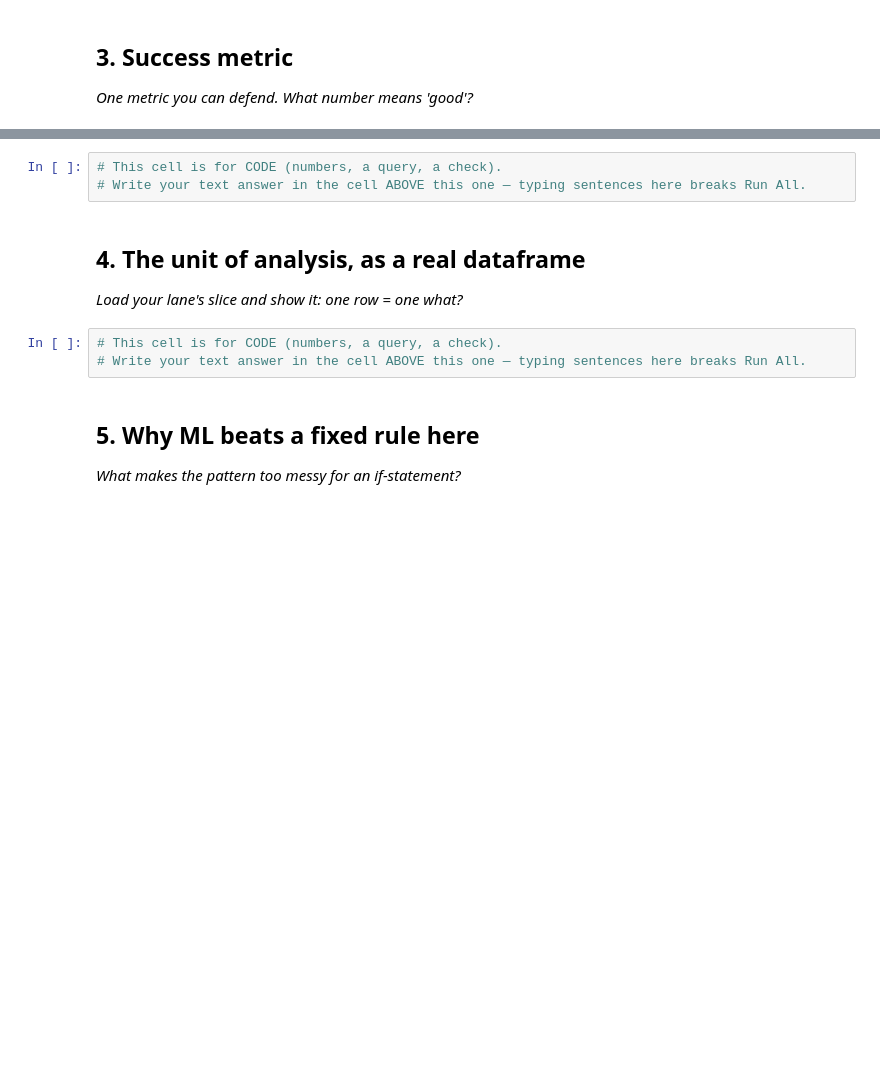
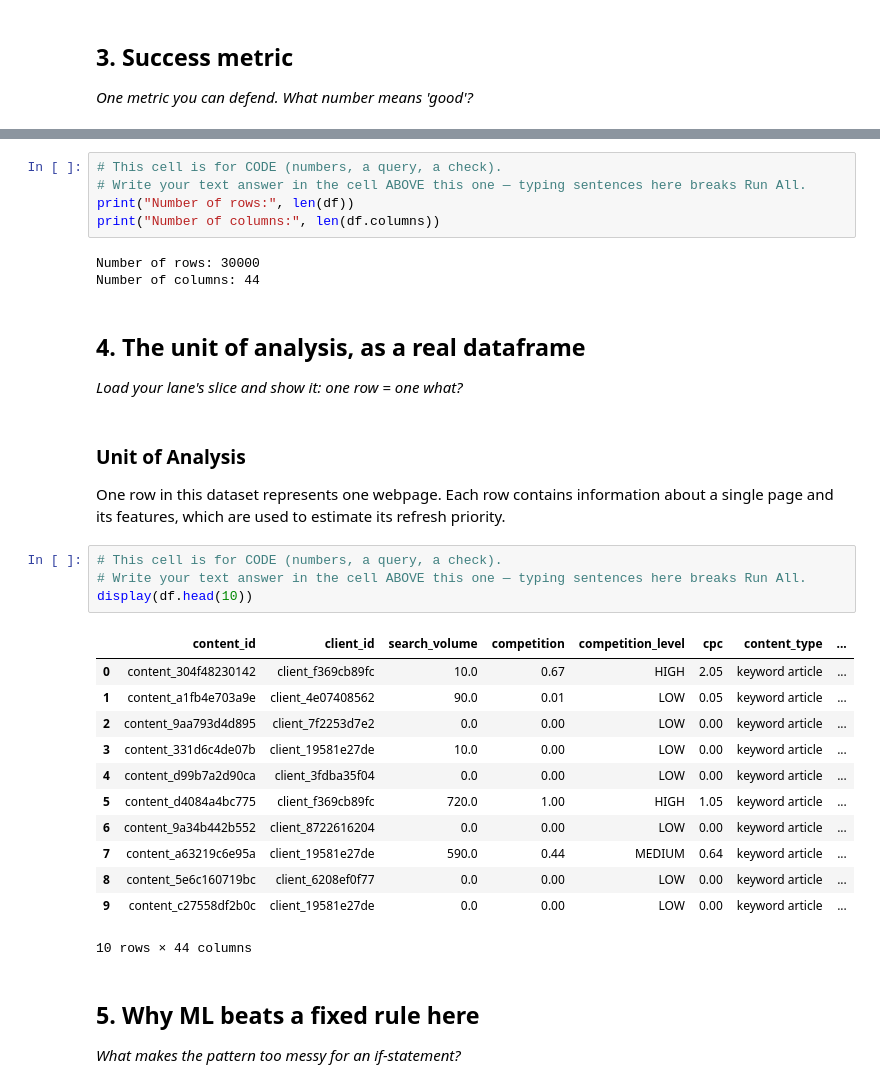
Before and after one commit to Karthick-177/Flyrank-ML-Internship, a Jupyter notebook: work/notebooks/w02_ml_task_framing.ipynb, the cells around one changed output, grey strips where cells are left out. Drawn from its saved outputs; the diff is of its cells as text; blank space fills up the shorter version.

```diff
--- a/work/notebooks/w02_ml_task_framing.ipynb
+++ b/work/notebooks/w02_ml_task_framing.ipynb
@@ -27,13 +62,36 @@ This skeleton is yours to fill. Work the sections **in order** — each one has
 # %%
 # This cell is for CODE (numbers, a query, a check).
 # Write your text answer in the cell ABOVE this one — typing sentences here breaks Run All.
+print("Number of rows:", len(df))
+print("Number of columns:", len(df.columns))
+# %% [output]
+Number of rows: 30000
+Number of columns: 44
 # %% [markdown]
 ## 4. The unit of analysis, as a real dataframe
 
 *Load your lane's slice and show it: one row = one what?*
+# %% [markdown]
+### Unit of Analysis
+
+One row in this dataset represents one webpage. Each row contains information about a single page and its features, which are used to estimate its refresh priority.
 # %%
 # This cell is for CODE (numbers, a query, a check).
 # Write your text answer in the cell ABOVE this one — typing sentences here breaks Run All.
+display(df.head(10))
+# %% [output]
+|  | content_id | client_id | search_volume | competition | competition_level | cpc | content_type | ... |
+| 0 | content_304f48230142 | client_f369cb89fc | 10.0 | 0.67 | HIGH | 2.05 | keyword article | ... |
+| 1 | content_a1fb4e703a9e | client_4e07408562 | 90.0 | 0.01 | LOW | 0.05 | keyword article | ... |
+| 2 | content_9aa793d4d895 | client_7f2253d7e2 | 0.0 | 0.00 | LOW | 0.00 | keyword article | ... |
+| 3 | content_331d6c4de07b | client_19581e27de | 10.0 | 0.00 | LOW | 0.00 | keyword article | ... |
+| 4 | content_d99b7a2d90ca | client_3fdba35f04 | 0.0 | 0.00 | LOW | 0.00 | keyword article | ... |
+| 5 | content_d4084a4bc775 | client_f369cb89fc | 720.0 | 1.00 | HIGH | 1.05 | keyword article | ... |
+| 6 | content_9a34b442b552 | client_8722616204 | 0.0 | 0.00 | LOW | 0.00 | keyword article | ... |
+| 7 | content_a63219c6e95a | client_19581e27de | 590.0 | 0.44 | MEDIUM | 0.64 | keyword article | ... |
+| 8 | content_5e6c160719bc | client_6208ef0f77 | 0.0 | 0.00 | LOW | 0.00 | keyword article | ... |
+| 9 | content_c27558df2b0c | client_19581e27de | 0.0 | 0.00 | LOW | 0.00 | keyword article | ... |
+10 rows × 44 columns
 # %% [markdown]
 ## 5. Why ML beats a fixed rule here
 
```
Also changed, not shown: parts of 8 cells of this notebook.
